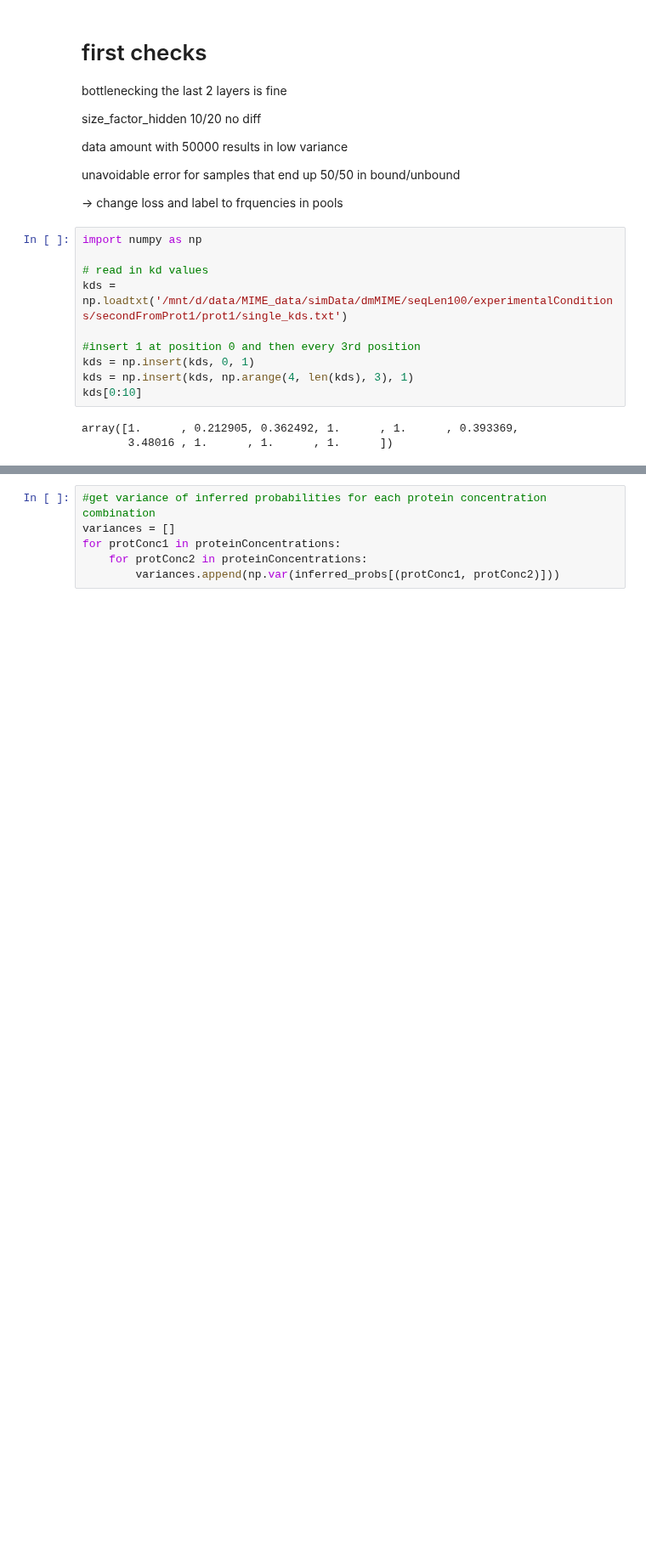
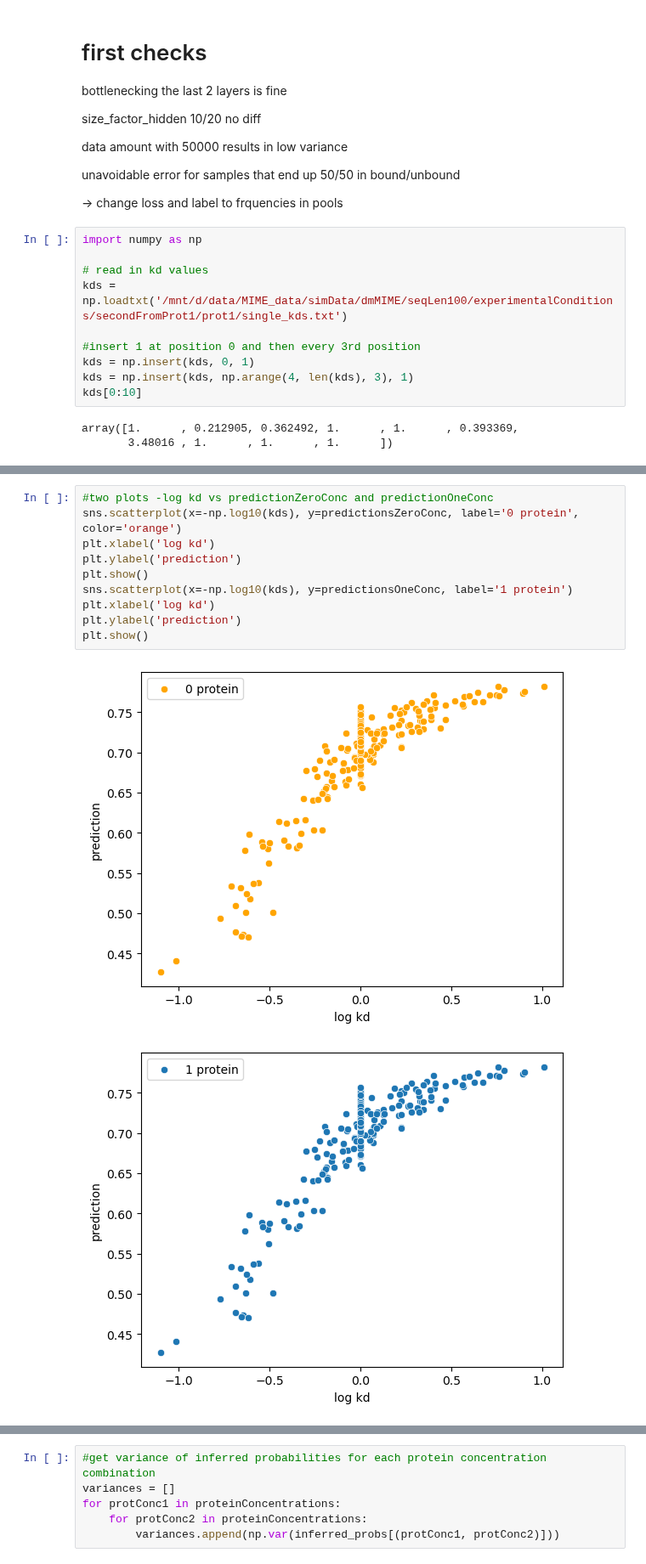
Before and after one commit to JoshuaGensel/MIME_ML, a Jupyter notebook: src/simFiles/deepModelTest.ipynb, the cells around one changed output, grey strips where cells are left out. Shown at 85% size. Saved outputs shown, nothing was run; the diff lists cells and outputs as text; blank space fills up the shorter version.

```diff
--- a/src/simFiles/deepModelTest.ipynb
+++ b/src/simFiles/deepModelTest.ipynb
@@ -189,0 +222,13 @@ array([1.      , 0.212905, 0.362492, 1.      , 1.      , 0.393369,
+# %%
+#two plots -log kd vs predictionZeroConc and predictionOneConc
+sns.scatterplot(x=-np.log10(kds), y=predictionsZeroConc, label='0 protein', color='orange')
+plt.xlabel('log kd')
+plt.ylabel('prediction')
+plt.show()
+sns.scatterplot(x=-np.log10(kds), y=predictionsOneConc, label='1 protein')
+plt.xlabel('log kd')
+plt.ylabel('prediction')
+plt.show()
+# %% [output]
+[figure, added]
+[figure, added]
```
Also changed, not shown: parts of 14 cells of this notebook, 2 other files.
